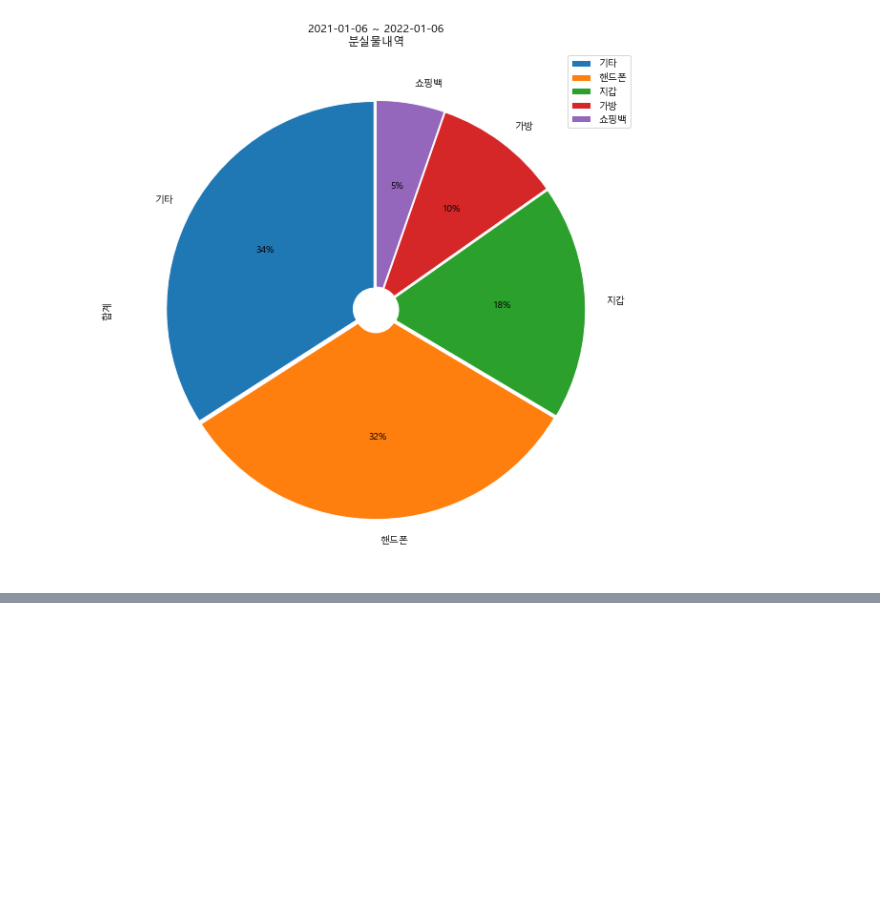
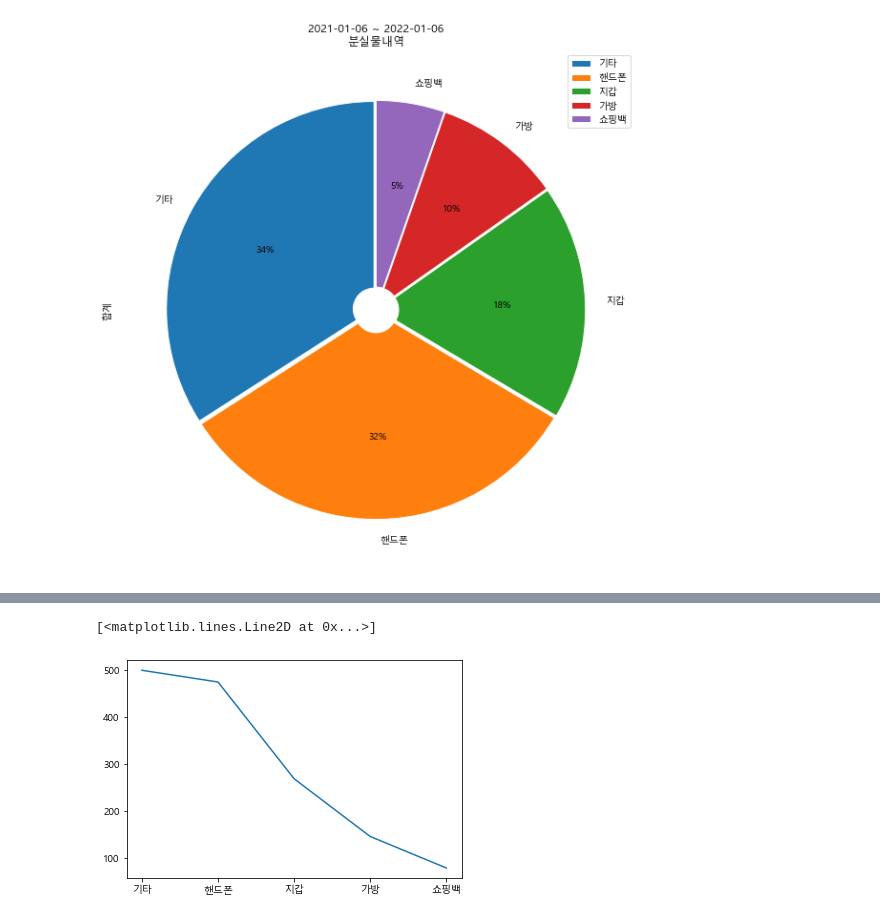
Before and after one commit to kin8089/Python, a Jupyter notebook: project.ipynb, the cells around one changed output, grey strips where cells are left out. Drawn from its saved outputs; the diff is of its cells as text; code cells hidden in the pictures; blank space fills up the shorter version.

```diff
--- a/project.ipynb
+++ b/project.ipynb
@@ -158,0 +179,5 @@ years_df.plot.pie(x='1년',y='합계',labels = years_df['1년'],autopct='%.f%%',
+# %%
+plt.plot(years_df['1년'],years_df['합계'])
+# %% [output]
+[<matplotlib.lines.Line2D at 0x...>]
+[figure, added]
```
Also changed, not shown: parts of 4 cells of this notebook.
